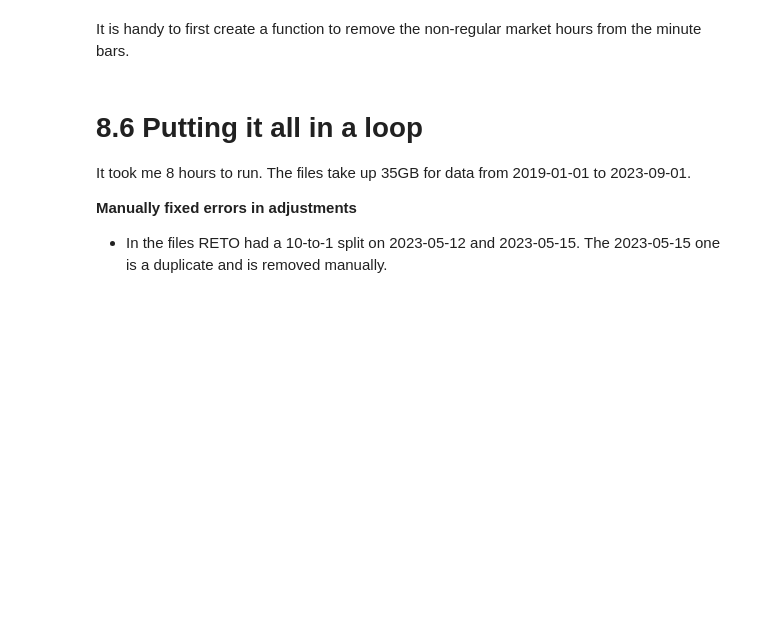
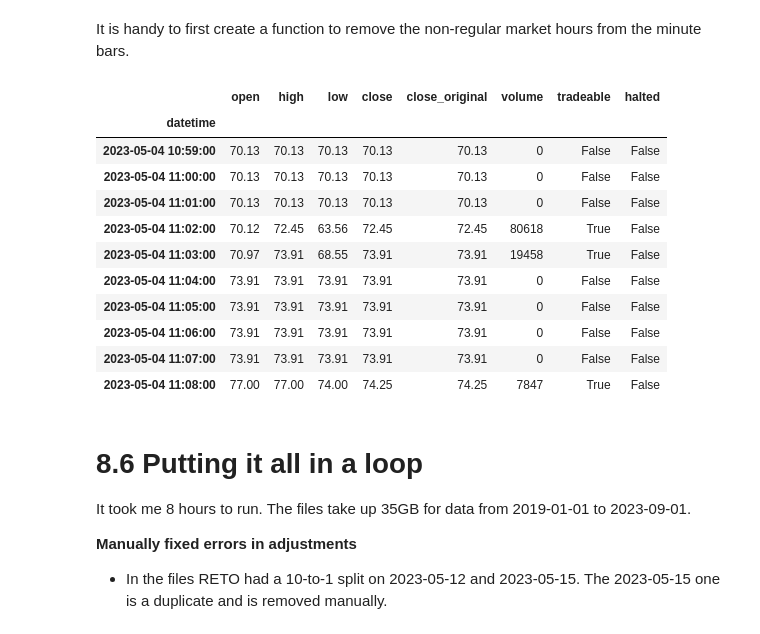
Before and after one commit to shinathan/polygon.io-stock-database, a Jupyter notebook: 08_process.ipynb, the cells around one changed output. Saved outputs shown, nothing was run; the diff lists cells and outputs as text; code cells hidden in the pictures; blank space fills up the shorter version.

```diff
--- a/08_process.ipynb
+++ b/08_process.ipynb
@@ -467,7 +469,20 @@ def flag_halts(bars):
     bars['halted'] = bars['halted'].fillna(False)
     return bars
 # %%
-#flag_halts(dump).tail(10)
+flag_halts(dump).tail(10)
+# %% [output]
+|  | open | high | low | close | close_original | volume | tradeable | halted |
+| datetime |  |  |  |  |  |  |  |  |
+| 2023-05-04 10:59:00 | 70.13 | 70.13 | 70.13 | 70.13 | 70.13 | 0 | False | False |
+| 2023-05-04 11:00:00 | 70.13 | 70.13 | 70.13 | 70.13 | 70.13 | 0 | False | False |
+| 2023-05-04 11:01:00 | 70.13 | 70.13 | 70.13 | 70.13 | 70.13 | 0 | False | False |
+| 2023-05-04 11:02:00 | 70.12 | 72.45 | 63.56 | 72.45 | 72.45 | 80618 | True | False |
+| 2023-05-04 11:03:00 | 70.97 | 73.91 | 68.55 | 73.91 | 73.91 | 19458 | True | False |
+| 2023-05-04 11:04:00 | 73.91 | 73.91 | 73.91 | 73.91 | 73.91 | 0 | False | False |
+| 2023-05-04 11:05:00 | 73.91 | 73.91 | 73.91 | 73.91 | 73.91 | 0 | False | False |
+| 2023-05-04 11:06:00 | 73.91 | 73.91 | 73.91 | 73.91 | 73.91 | 0 | False | False |
+| 2023-05-04 11:07:00 | 73.91 | 73.91 | 73.91 | 73.91 | 73.91 | 0 | False | False |
+| 2023-05-04 11:08:00 | 77.00 | 77.00 | 74.00 | 74.25 | 74.25 | 7847 | True | False |
 # %% [markdown]
 # 8.6 Putting it all in a loop
 It took me 8 hours to run. The files take up 35GB for data from 2019-01-01 to 2023-09-01.
```
Also changed, not shown: parts of 2 cells of this notebook.
